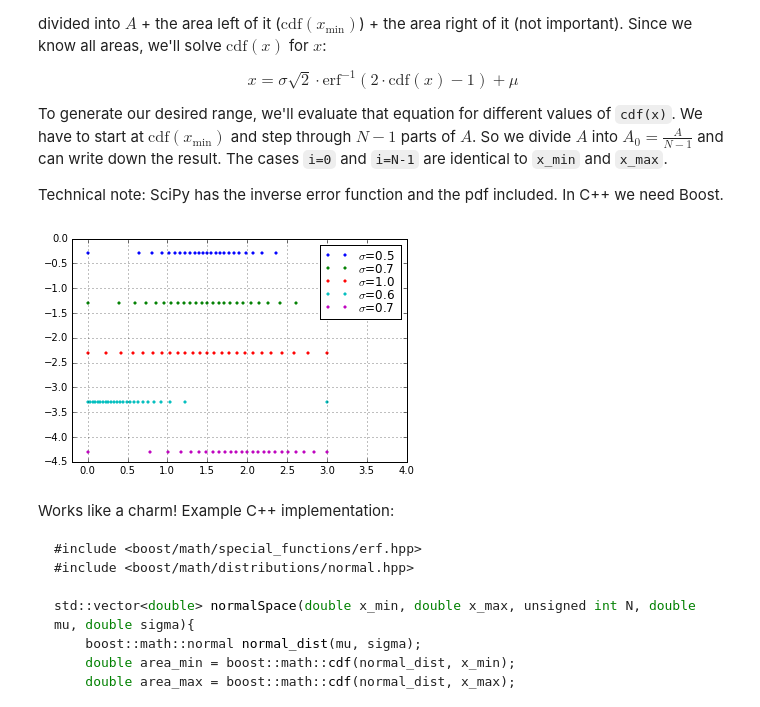
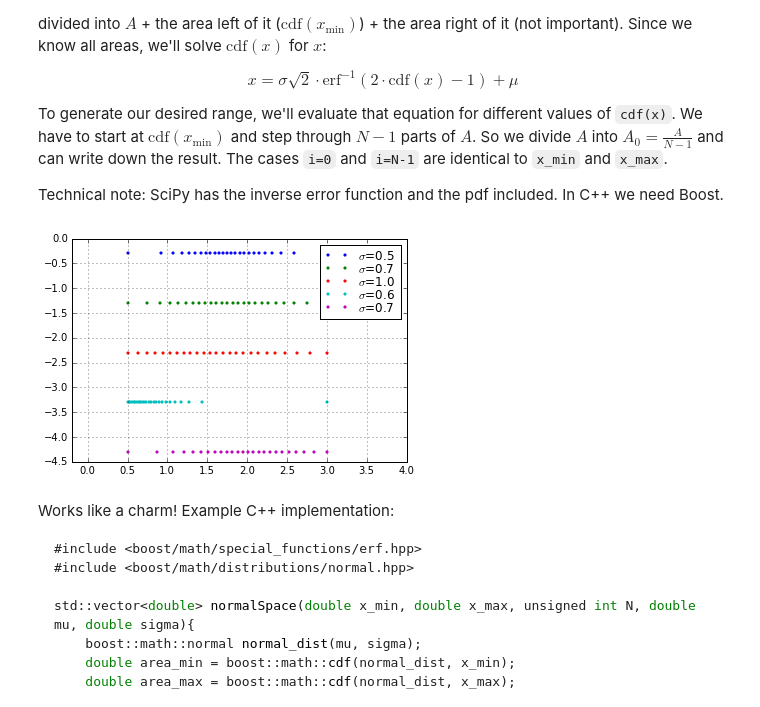
Before and after one commit to s9w/articles, a Jupyter notebook: normalspace.ipynb, the cells around one changed output. Drawn from its saved outputs; the diff is of its cells as text; code cells hidden in the pictures.

Commit message:
improved numerical stability for small sigmas

```diff
--- a/normalspace.ipynb
+++ b/normalspace.ipynb
@@ -53,23 +53,23 @@ Technical note: SciPy has the inverse error function and the pdf included. In C+
 # %%
 from scipy.special import erfinv
 
 def normalSpace(x_min, x_max, N, mu, sigma):
     area_min = norm.cdf(x_min, mu, sigma)
     area_max = norm.cdf(x_max, mu, sigma)
     A = area_max - area_min
     A0 = A/(N-1)
-    seq = [np.sqrt(2)*sigma*erfinv((area_min+i*A0)*2-1)+mu for i in range(0,N)]
+    seq = [x_min] + [np.sqrt(2)*sigma*erfinv((area_min+i*A0)*2-1)+mu for i in range(1,N-1)] + [x_max]
     return np.asarray(seq)
 
 fig = plt.subplot(xlim=(-0.2,4))
-parameters = [(1.5, 0.5), (1.5, 0.7), (1.5, 1.0), (0.0, 0.6), (2.0, 0.7)]
+parameters = [(1.75, 0.5), (1.75, 0.7), (1.5, 1.0), (0.0, 0.6), (2.0, 0.7)]
 for i, (mu, sigma) in enumerate(parameters):
-    x_min=0.0; x_max=3.0; N=25
+    x_min=0.5; x_max=3.0; N=25
     points = normalSpace(x_min, x_max, N, mu, sigma)
     plt.plot(points, np.full(N, -i-0.3), ".", markersize=5, label="$\sigma$={:.1f}".format(sigma))
     plt.legend()
 # %% [output]
-[figure, old version]
+[figure, new version]
 # %% [markdown]
 Works like a charm! Example C++ implementation:
 
```
